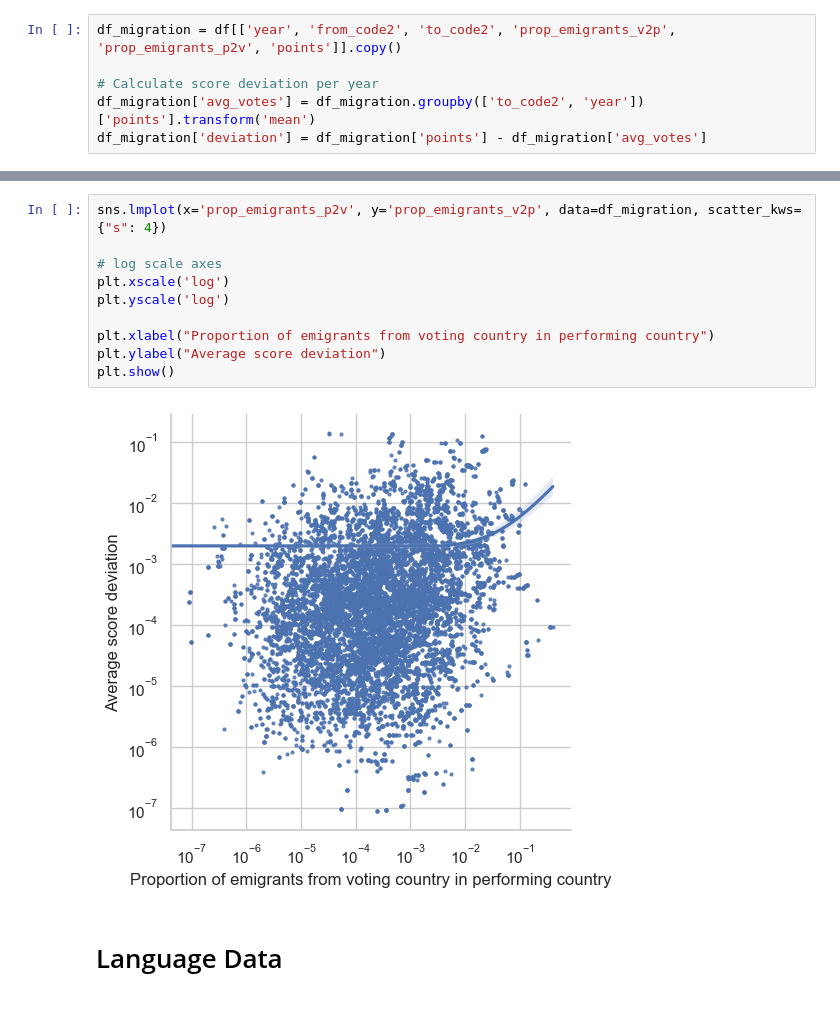
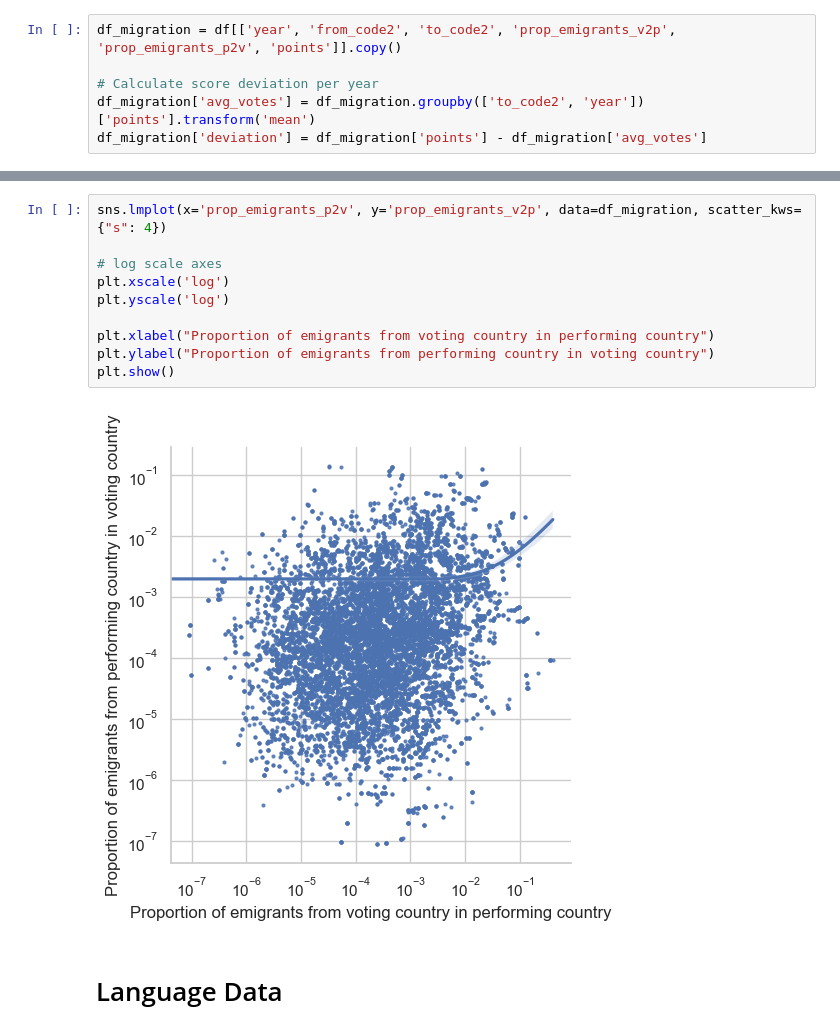
Before and after one commit to KatrionaGoldmann/Eurovision_TDS, a Jupyter notebook: eurovision/notebooks/story.ipynb, the cells around one changed output, grey strips where cells are left out. Saved outputs shown, nothing was run; the diff lists cells and outputs as text.

```diff
--- a/eurovision/notebooks/story.ipynb
+++ b/eurovision/notebooks/story.ipynb
@@ -476,15 +505,15 @@ sns.lmplot(x='prop_emigrants_p2v', y='deviation', data=df_migration, scatter_kws
 # %%
 sns.lmplot(x='prop_emigrants_p2v', y='prop_emigrants_v2p', data=df_migration, scatter_kws={"s": 4})
 
 # log scale axes
 plt.xscale('log')
 plt.yscale('log')
 
 plt.xlabel("Proportion of emigrants from voting country in performing country")
-plt.ylabel("Average score deviation")
+plt.ylabel("Proportion of emigrants from performing country in voting country")
 plt.show()
 # %% [output]
-[figure, old version]
+[figure, new version]
 # %% [markdown]
 # Language Data
 # %% [markdown]
```
Also changed, not shown: parts of 23 cells of this notebook, 5 other files.
